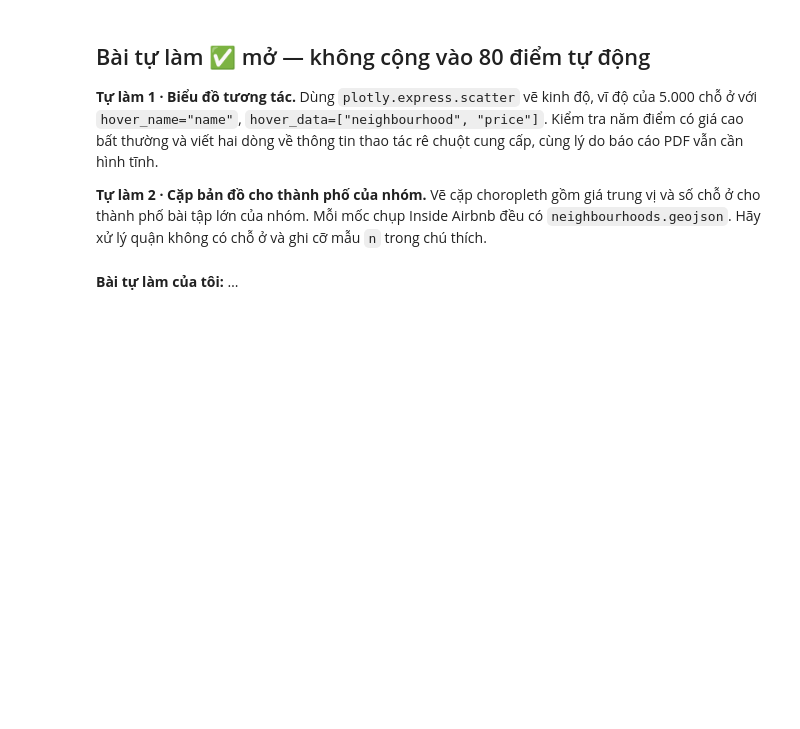
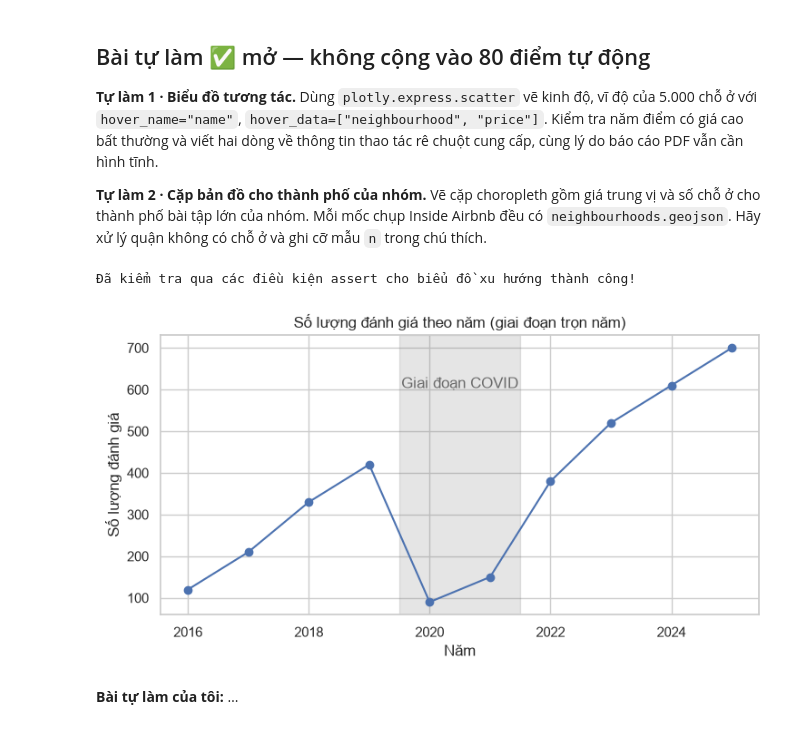
Before and after one commit to khoalegends0-hub/dse2049_3_25022803, a Jupyter notebook: lab-13.ipynb, the cells around one changed output. Drawn from its saved outputs; the diff is of its cells as text; code cells hidden in the pictures; blank space fills up the shorter version.

```diff
--- a/lab-13.ipynb
+++ b/lab-13.ipynb
@@ -262,8 +339,8 @@ Nhận bảng có cột `date` (`datetime64`) và hai năm dạng chuỗi (ví d
 Không sửa input.
 # %%
 def yearly_counts(rv: pd.DataFrame, bat_dau: str, ket_thuc: str) -> pd.Series:
-    # TODO: triển khai đúng hợp đồng ở trên.
-    raise NotImplementedError
+    theo_nam = rv.set_index("date").resample("YE").size()
+    return theo_nam.loc[bat_dau:ket_thuc]
 # %%
 def check_q3():
     nam = yearly_counts(DEMO_RV, "2016", "2025")
@@ -313,8 +398,25 @@ Nhận Series số đếm theo năm (chỉ gồm các năm **trọn**, ví dụ
 import matplotlib.pyplot as plt
 
 def plot_fixed_trend(nam: pd.Series, path, covid: tuple = (2020, 2021)):
-    # TODO: triển khai đúng hợp đồng ở trên.
-    raise NotImplementedError
+    fig, ax = plt.subplots(figsize=(8.5, 4))
+    ax.plot(nam.index.year, nam.values, marker="o")
+
+    ax.axvspan(covid[0] - 0.5, covid[1] + 0.5, color="gray", alpha=0.2)
+    ax.text(
+        (covid[0] + covid[1]) / 2,
+        nam.max() * 0.9,
+        "Giai đoạn COVID",
+        ha="center",
+        va="top",
+        color="dimgray",
+    )
+
+    ax.set_title("Số lượng đánh giá theo năm (giai đoạn trọn năm)")
+    ax.set_xlabel("Năm")
+    ax.set_ylabel("Số lượng đánh giá")
+
+    fig.savefig(path, dpi=150, bbox_inches="tight")
+    return ax
 # %%
 def check_q5():
     import tempfile
@@ -357,6 +467,14 @@ cho thành phố bài tập lớn của nhóm. Mỗi mốc chụp Inside Airbnb
 Hãy xử lý quận không có chỗ ở và ghi cỡ mẫu `n` trong chú thích.
 # %%
 # Viết bài tự làm của bạn ở đây (không được chấm tự động).
+nam_demo = yearly_counts(rv, "2016", "2025")
+ax_test = plot_fixed_trend(nam_demo, "figures/test_trend.png")
+assert len(ax_test.get_title()) >= 15, "Tiêu đề phải từ 15 ký tự trở lên!"
+assert len(ax_test.patches) > 0 or len(ax_test.collections) > 0, "Cần có vùng đánh dấu COVID!"
+print("Đã kiểm tra qua các điều kiện assert cho biểu đồ xu hướng thành công!")
+# %% [output]
+Đã kiểm tra qua các điều kiện assert cho biểu đồ xu hướng thành công!
+[figure, added]
 # %% [markdown]
 **Bài tự làm của tôi:** …
 # %% [markdown]
```
Also changed, not shown: parts of 20 cells of this notebook, 13 other files.
